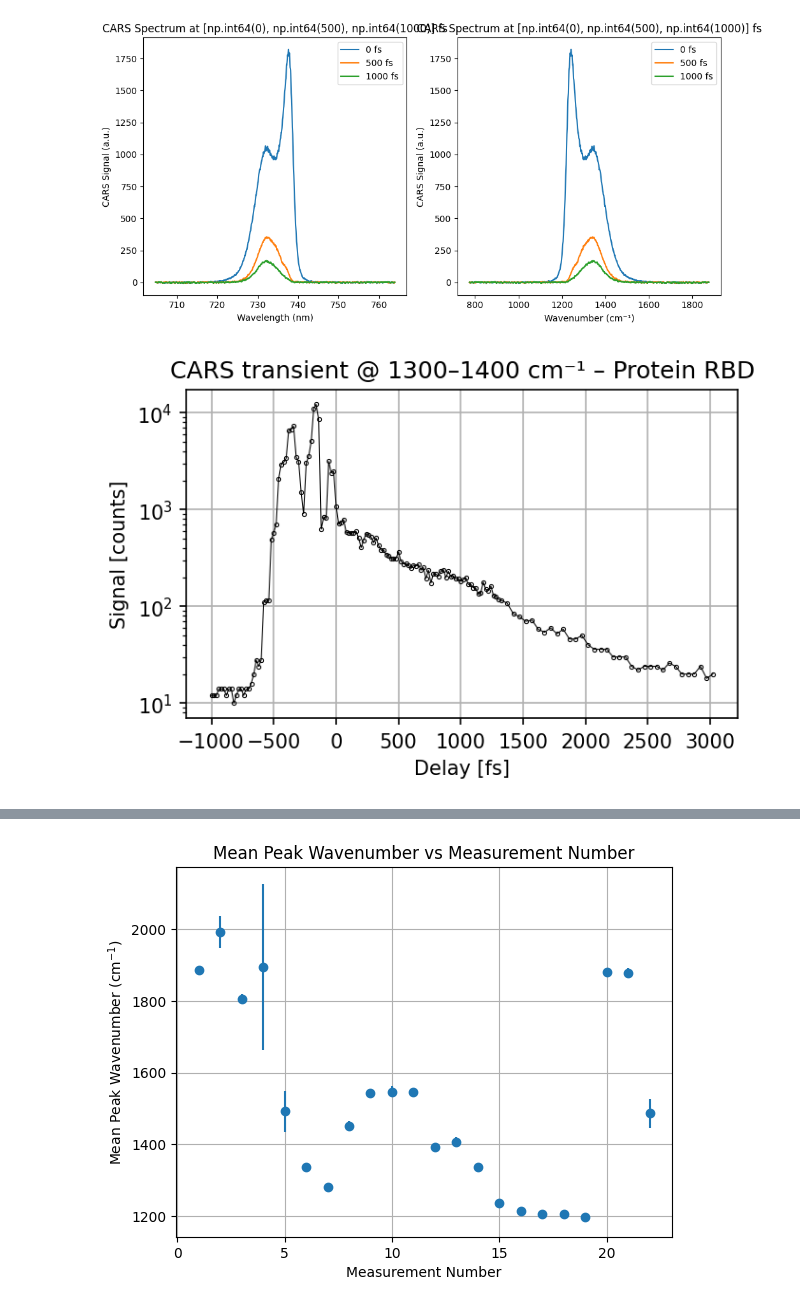
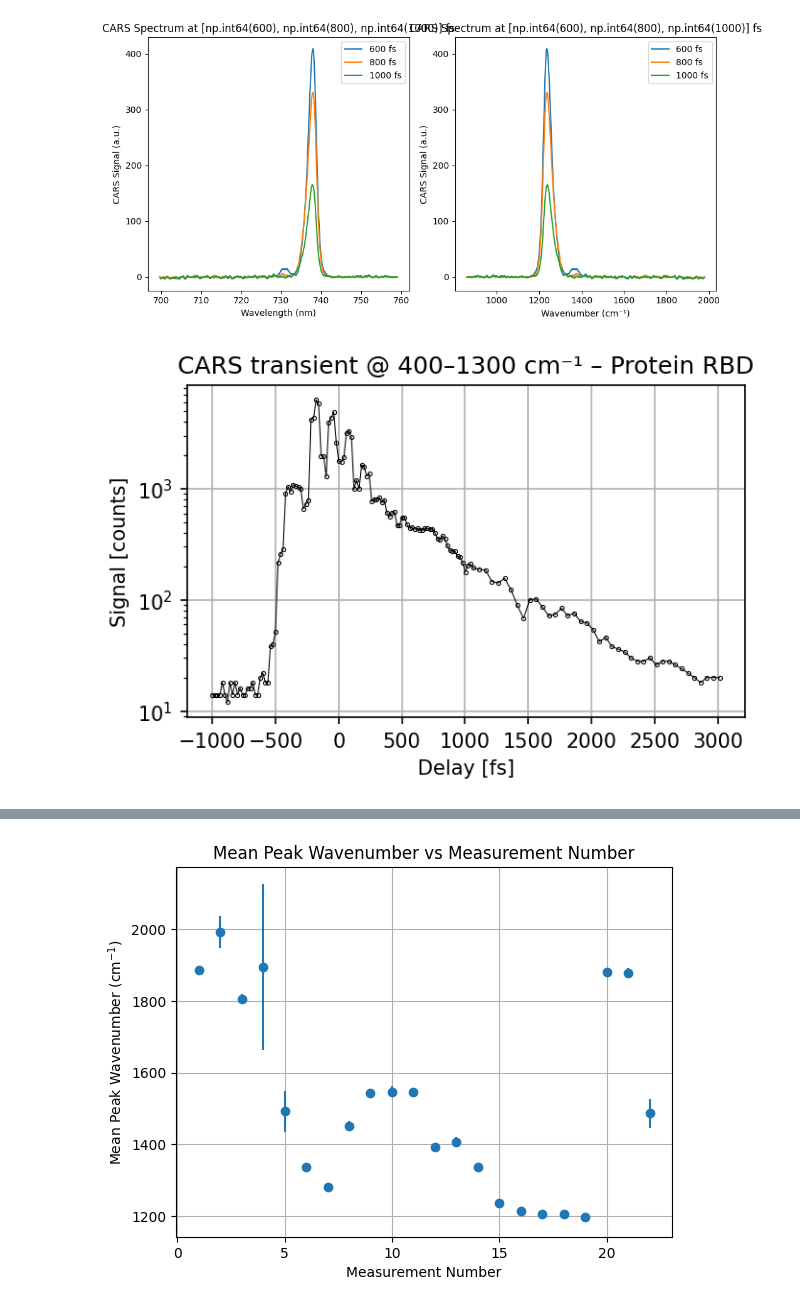
Before and after one commit to DinushaMS/Python-Physics, a Jupyter notebook: Optics/td_CARS_fit/tdCARS2_test_new.ipynb, the cells around one changed output, grey strips where cells are left out. Cells and saved outputs as stored; diff of their text form; code cells hidden in the pictures.

```diff
--- a/Optics/td_CARS_fit/tdCARS2_test_new.ipynb
+++ b/Optics/td_CARS_fit/tdCARS2_test_new.ipynb
@@ -8,5 +31,5 @@ from scipy.optimize import curve_fit
 # %%
-cars_file_path = r"D:\Academic\URI\Research\Data_and_Results\experimental_data\CARS\2026\May_28\RBD_6.dat"
+cars_file_path = r"D:\Academic\URI\Research\Data_and_Results\experimental_data\CARS\2026\May_28\RBD_15.dat" #all_cars_files_with_spectra[180] #
 CARS = TdCARS.from_file(cars_file_path)
-_ = CARS.get_spectra_contour(show_plot=True)
+Z, P = CARS.get_spectra_contour(show_plot=True, no_of_peaks=1, td_lim=[-500, 2000])
 # %% [output]
@@ -18,11 +42,11 @@ _ = CARS.get_T2(400,1500,show_plot=True)
 # %%
-_ = CARS.plot_spectra_at_td([0, 500, 1000], show_plot=True, boxcar_window=5)
+_ = CARS.plot_spectra_at_td([600, 800, 1000], show_plot=True, boxcar_window=20)
 # %% [output]
-[figure, old version]
+[figure, new version]
 # %%
-_ = CARS.get_transient_at_wn([1300, 1400], show_plot=True)
+_ = CARS.get_transient_at_wn([400, 1300], show_plot=True)
 # %% [output]
-[figure, old version]
+[figure, new version]
 # %%
 CARS.notes_df
 # %% [output]
```
Also changed, not shown: parts of 7 cells of this notebook, 7 other files.
